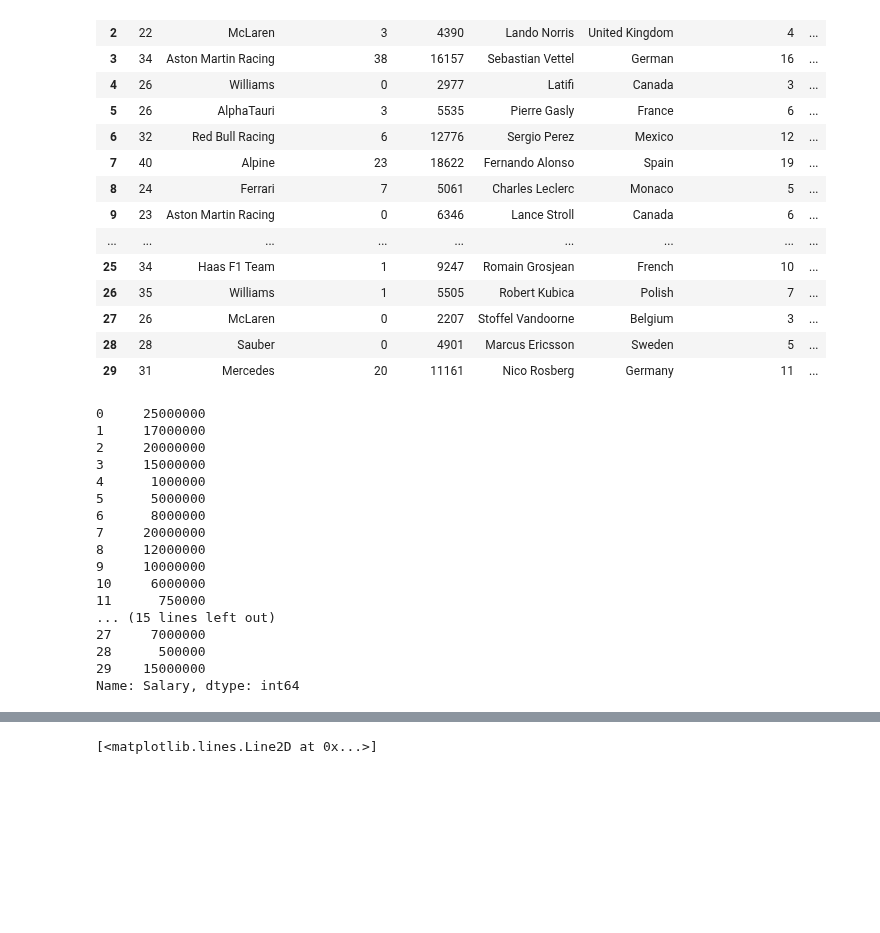
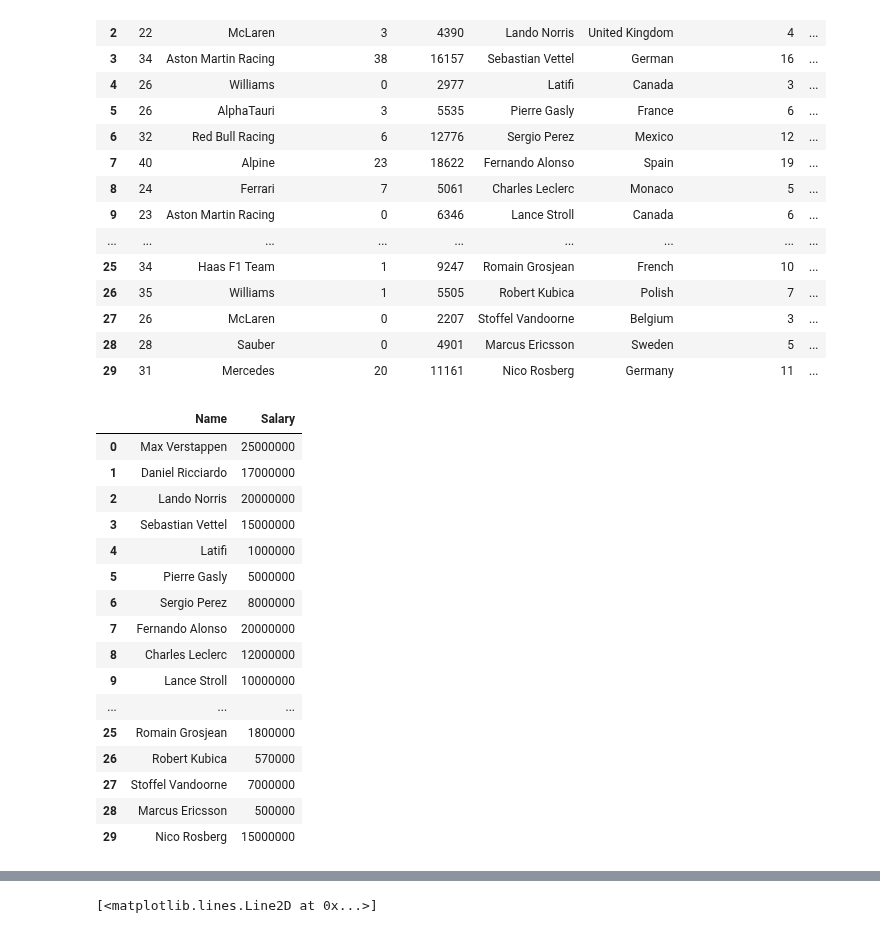
Before and after one commit to mananbhatt5/Tamid-TechEdu-S22, a Jupyter notebook: Final/Echaniz-Fleming-Korada-Final.ipynb, the cells around one changed output, grey strips where cells are left out. Saved outputs shown, nothing was run; the diff lists cells and outputs as text; code cells hidden in the pictures; blank space fills up the shorter version.

```diff
--- a/Final/BenFleming-Alejandro-Goutham-Final.ipynb
+++ b/Final/Echaniz-Fleming-Korada-Final.ipynb
@@ -58,23 +80,25 @@ df
 | 28 | 28 | Sauber | 0 | 4901 | Marcus Ericsson | Sweden | 5 | ... |
 | 29 | 31 | Mercedes | 20 | 11161 | Nico Rosberg | Germany | 11 | ... |
 # %%
-df['Salary'] = pd.to_numeric(df['Salary'])
-df['Salary']
+# df['Salary'] = pd.to_numeric(df['Salary'])
+# df['Salary']
+df2 = df[['Name','Salary']]
+df2
 # %% [output]
-0     25000000
-1     17000000
-2     20000000
-3     15000000
-4      1000000
-5      5000000
-6      8000000
-7     20000000
-8     12000000
-9     10000000
-10     6000000
-11      750000
-... (15 lines left out)
-27     7000000
-28      500000
-29    15000000
-Name: Salary, dtype: int64
+|  | Name | Salary |
+| 0 | Max Verstappen | 25000000 |
+| 1 | Daniel Ricciardo | 17000000 |
+| 2 | Lando Norris | 20000000 |
+| 3 | Sebastian Vettel | 15000000 |
+| 4 | Latifi | 1000000 |
+| 5 | Pierre Gasly | 5000000 |
+| 6 | Sergio Perez | 8000000 |
+| 7 | Fernando Alonso | 20000000 |
+| 8 | Charles Leclerc | 12000000 |
+| 9 | Lance Stroll | 10000000 |
+| ... | ... | ... |
+| 25 | Romain Grosjean | 1800000 |
+| 26 | Robert Kubica | 570000 |
+| 27 | Stoffel Vandoorne | 7000000 |
+| 28 | Marcus Ericsson | 500000 |
+| 29 | Nico Rosberg | 15000000 |
```
Also changed, not shown: parts of 15 cells of this notebook, 1 other file.
